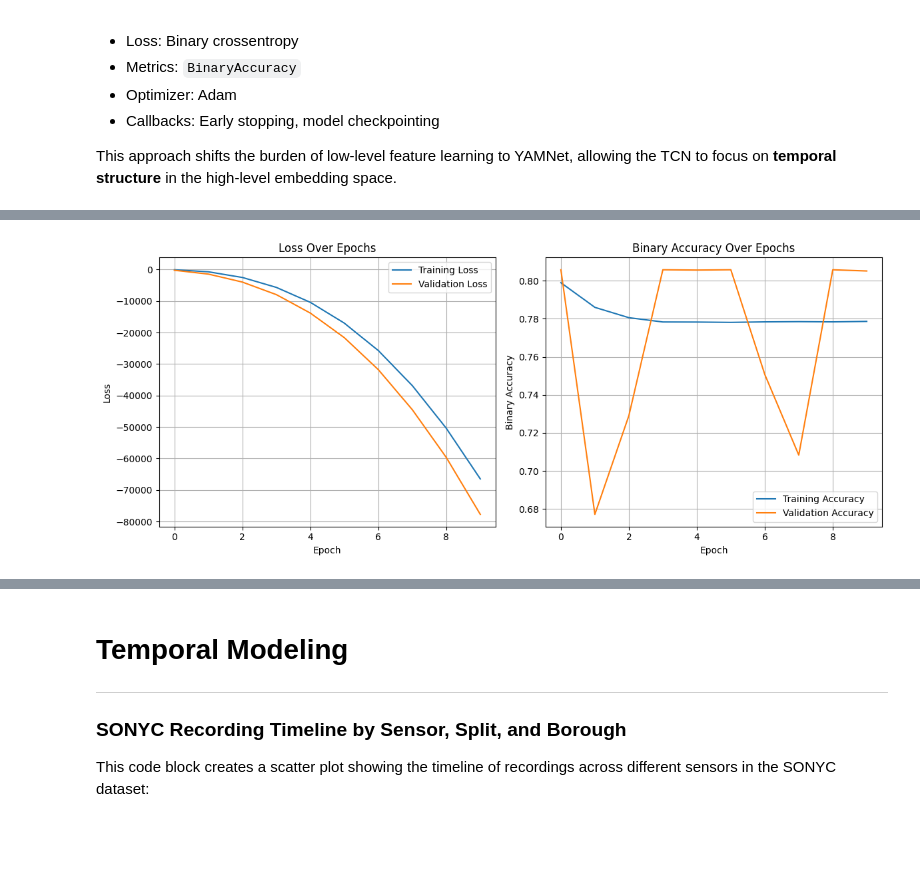
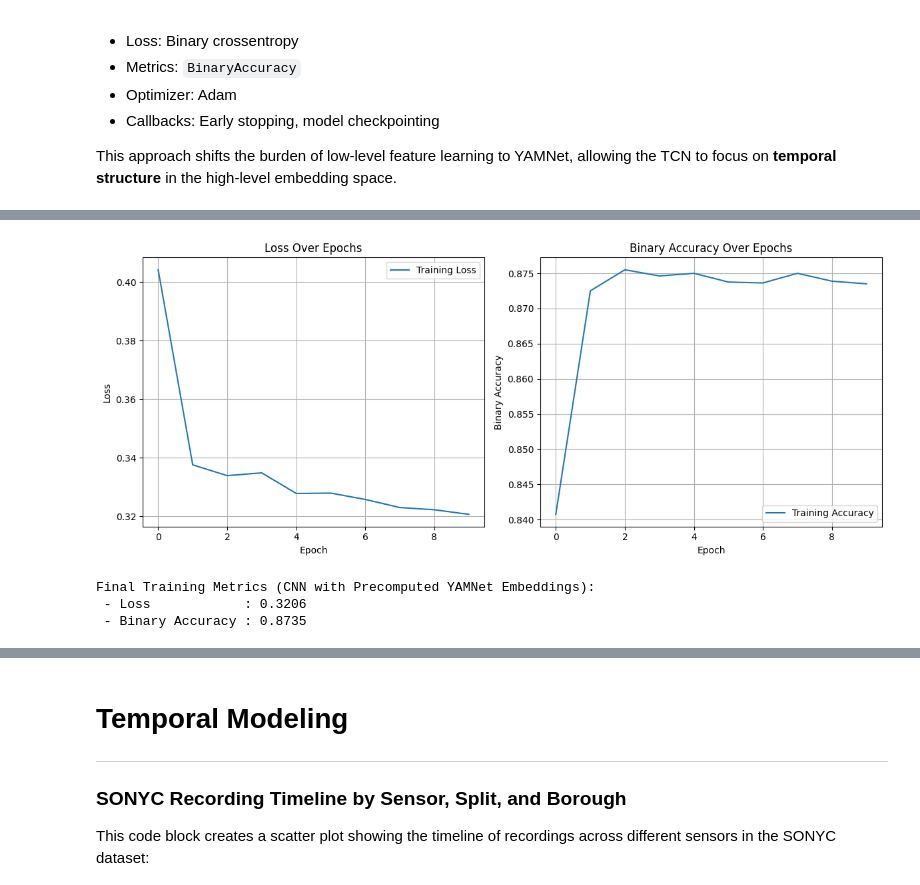
Before and after one commit to calanuzao/noise-bliss, a Jupyter notebook: pipeline.ipynb, the cells around one changed output, grey strips where cells are left out. Cells and saved outputs as stored; diff of their text form; code cells hidden in the pictures; blank space fills up the shorter version.

```diff
--- a/pipeline.ipynb
+++ b/pipeline.ipynb
@@ -772,49 +930,16 @@ history = model.fit(
 # %%
 """ Training Metrics Visualization """
 
-"""
-This block defines a utility function to visualize training progress.
-It plots loss and binary accuracy curves over epochs for both training and validation.
+u.plot_training_metrics_yamnet(history)
 
-Used after model training to assess convergence and generalization.
-"""
+label = "CNN with Precomputed YAMNet Embeddings"
+final_epoch = len(history.history['loss']) - 1
 
-def plot_training_metrics(history):
-    """
-    Plot training loss and accuracy from model.fit() history object.
-
-    Parameters
-    ----------
-    history : keras.callbacks.History
-        Training history returned by model.fit().
-    """
-    plt.figure(figsize=(12, 5))
-
-    # Loss Plot
-    plt.subplot(1, 2, 1)
-    plt.plot(history.history['loss'], label='Training Loss')
-    if 'val_loss' in history.history:
-        plt.plot(history.history['val_loss'], label='Validation Loss')
-    plt.title('Loss Over Epochs')
-    plt.xlabel('Epoch')
-    plt.ylabel('Loss')
-    plt.legend()
-    plt.grid(True)
-
-    # Accuracy Plot
-    plt.subplot(1, 2, 2)
-    plt.plot(history.history['binary_accuracy'], label='Training Accuracy')
-    if 'val_binary_accuracy' in history.history:
-        plt.plot(history.history['val_binary_accuracy'], label='Validation Accuracy')
-    plt.title('Binary Accuracy Over Epochs')
-    plt.xlabel('Epoch')
-    plt.ylabel('Binary Accuracy')
-    plt.legend()
-    plt.grid(True)
-
-    plt.tight_layout()
-    plt.show()
-
-plot_training_metrics(history)
+print(f"\nFinal Training Metrics ({label}):")
+print(f" - Loss            : {history.history['loss'][final_epoch]:.4f}")
+print(f" - Binary Accuracy : {history.history['binary_accuracy'][final_epoch]:.4f}")
 # %% [output]
-[figure, old version]
+[figure, new version]
+Final Training Metrics (CNN with Precomputed YAMNet Embeddings):
+ - Loss            : 0.3206
+ - Binary Accuracy : 0.8735
```
Also changed, not shown: parts of 33 cells of this notebook, 5 other files.
